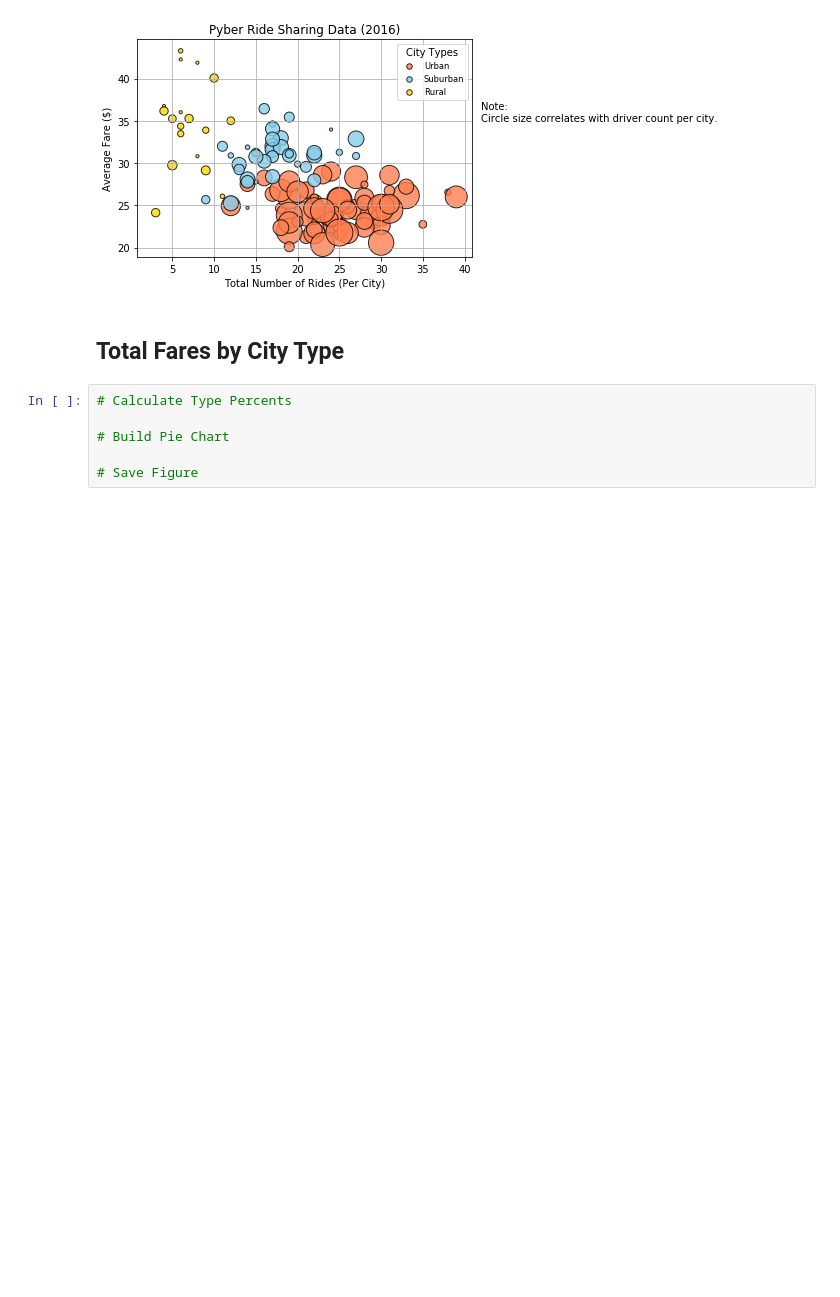
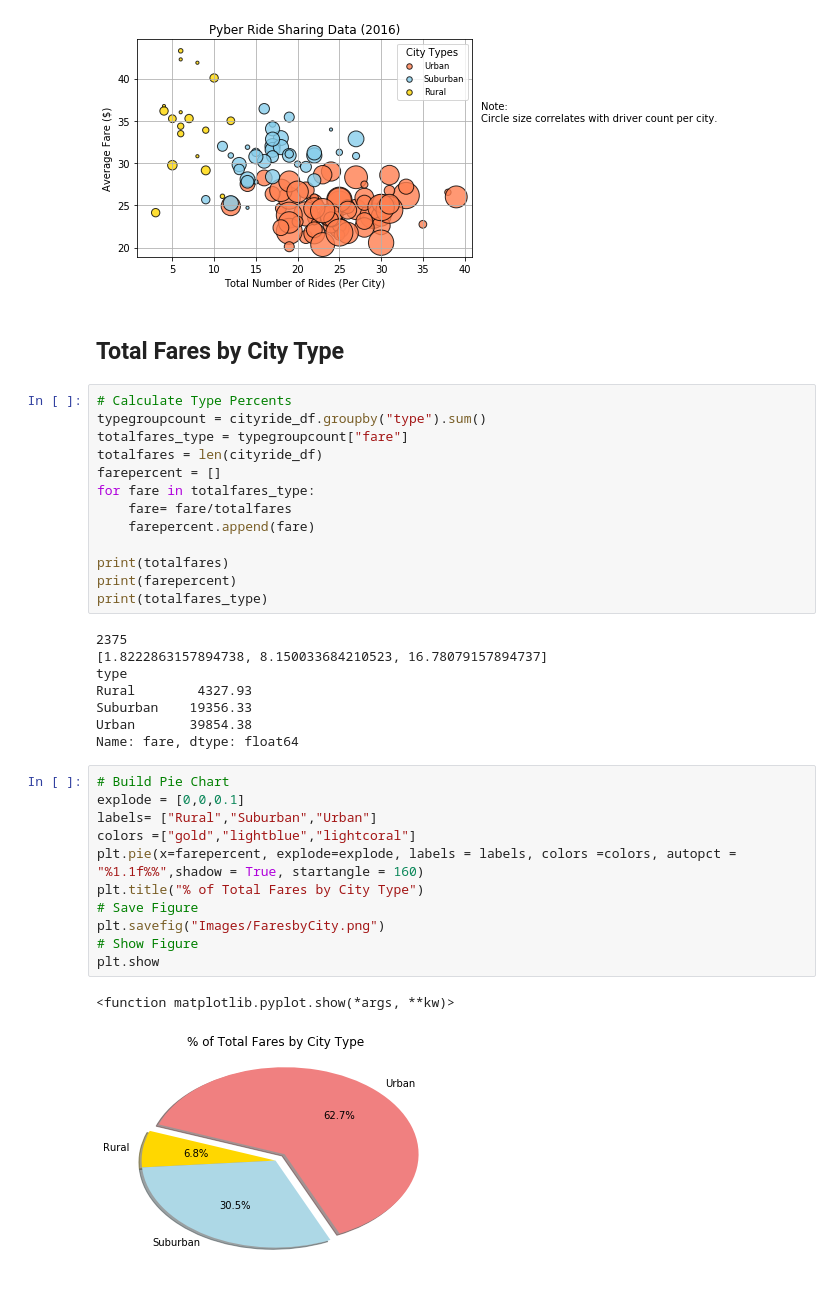
Before and after one commit to locketylerj/Matplotlib_Pyber, a Jupyter notebook: Typyber_starter.ipynb, the cells around one changed output. Cells and saved outputs as stored; diff of their text form; blank space fills up the shorter version.

```diff
--- a/Typyber_starter.ipynb
+++ b/Typyber_starter.ipynb
@@ -138,9 +165,38 @@ plt.show()
 [figure]
 # %% [markdown]
 ## Total Fares by City Type
-# %%
-# Calculate Type Percents
-
-# Build Pie Chart
-
-# Save Figure
+# %%
+# Calculate Type Percents
+typegroupcount = cityride_df.groupby("type").sum()
+totalfares_type = typegroupcount["fare"]
+totalfares = len(cityride_df)
+farepercent = []
+for fare in totalfares_type:
+    fare= fare/totalfares
+    farepercent.append(fare)
+
+print(totalfares)
+print(farepercent)
+print(totalfares_type)
+# %% [output]
+2375
+[1.8222863157894738, 8.150033684210523, 16.78079157894737]
+type
+Rural        4327.93
+Suburban    19356.33
+Urban       39854.38
+Name: fare, dtype: float64
+# %%
+# Build Pie Chart
+explode = [0,0,0.1]
+labels= ["Rural","Suburban","Urban"]
+colors =["gold","lightblue","lightcoral"]
+plt.pie(x=farepercent, explode=explode, labels = labels, colors =colors, autopct = "%1.1f%%",shadow = True, startangle = 160)
+plt.title("% of Total Fares by City Type")
+# Save Figure
+plt.savefig("Images/FaresbyCity.png")
+# Show Figure
+plt.show
+# %% [output]
+<function matplotlib.pyplot.show(*args, **kw)>
+[figure, added]
```
Also changed, not shown: parts of 28 cells of this notebook.
